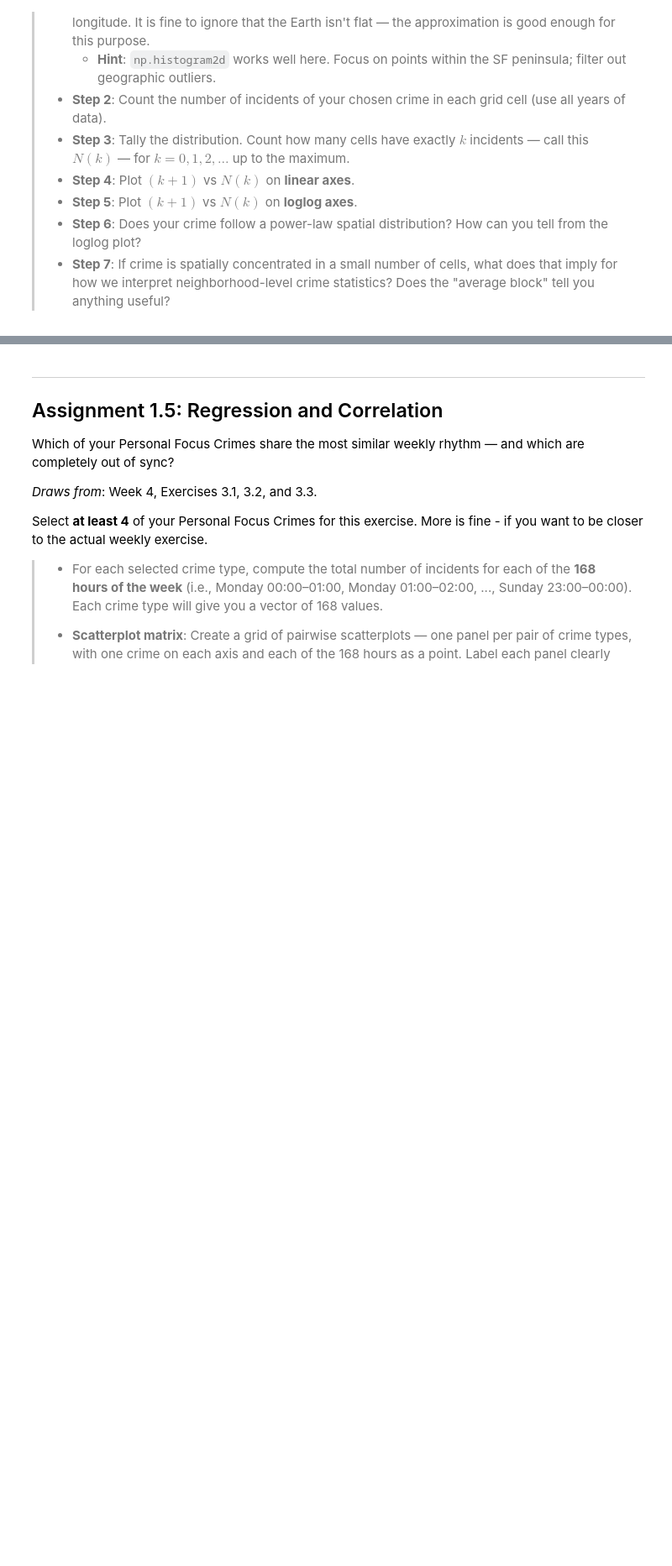
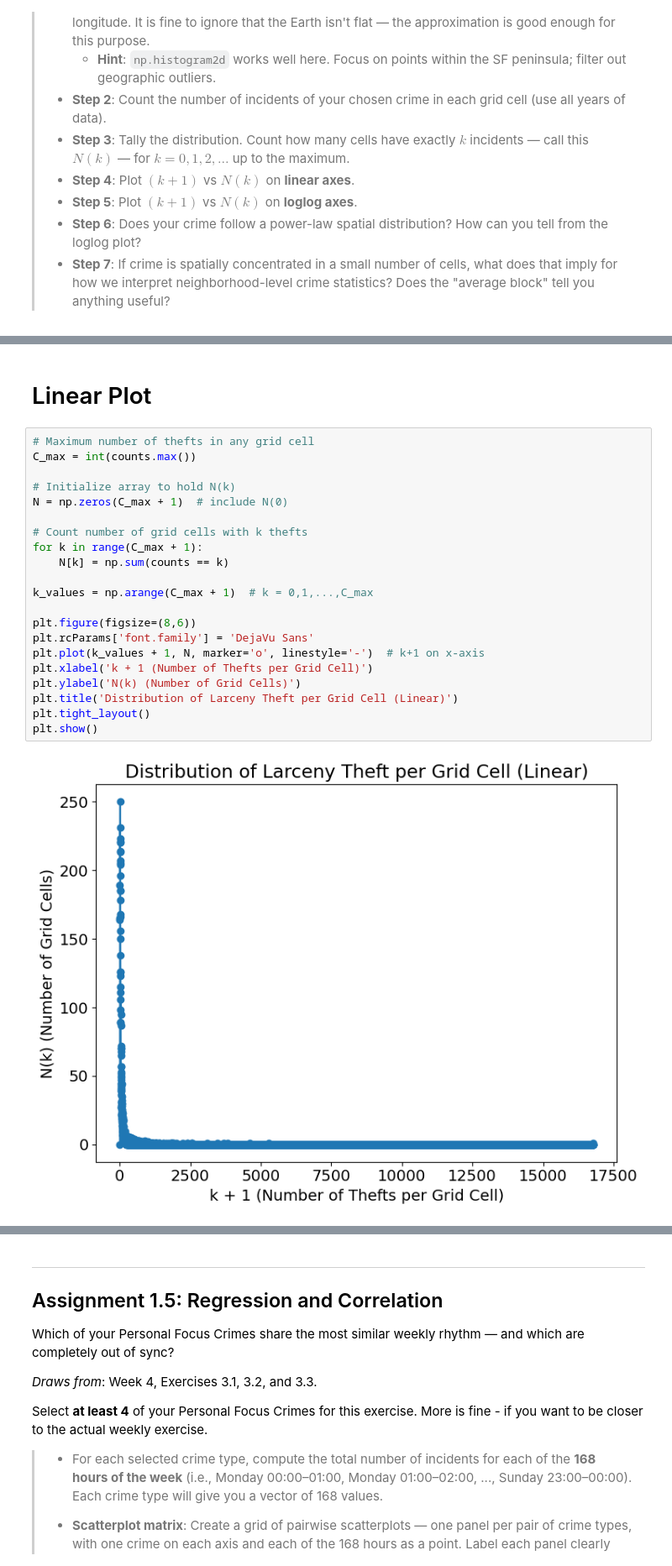
Before and after one commit to MilaGolomozin/SocialData2026, a Jupyter notebook: Assignment1.ipynb, the cells around one changed output, grey strips where cells are left out. Shown at 84% size. Cells and saved outputs as stored; diff of their text form; blank space fills up the shorter version.

```diff
--- a/Assignment1.ipynb
+++ b/Assignment1.ipynb
@@ -278,0 +400,25 @@ Use your **most common Personal Focus Crime** (by total incident count) for this
+# %% [markdown]
+# Linear Plot
+# %%
+# Maximum number of thefts in any grid cell
+C_max = int(counts.max())
+
+# Initialize array to hold N(k)
+N = np.zeros(C_max + 1)  # include N(0)
+
+# Count number of grid cells with k thefts
+for k in range(C_max + 1):
+    N[k] = np.sum(counts == k)
+
+k_values = np.arange(C_max + 1)  # k = 0,1,...,C_max
+
+plt.figure(figsize=(8,6))
+plt.rcParams['font.family'] = 'DejaVu Sans'
+plt.plot(k_values + 1, N, marker='o', linestyle='-')  # k+1 on x-axis
+plt.xlabel('k + 1 (Number of Thefts per Grid Cell)')
+plt.ylabel('N(k) (Number of Grid Cells)')
+plt.title('Distribution of Larceny Theft per Grid Cell (Linear)')
+plt.tight_layout()
+plt.show()
+# %% [output]
+[figure, added]
```
Also changed, not shown: parts of 26 cells of this notebook.
